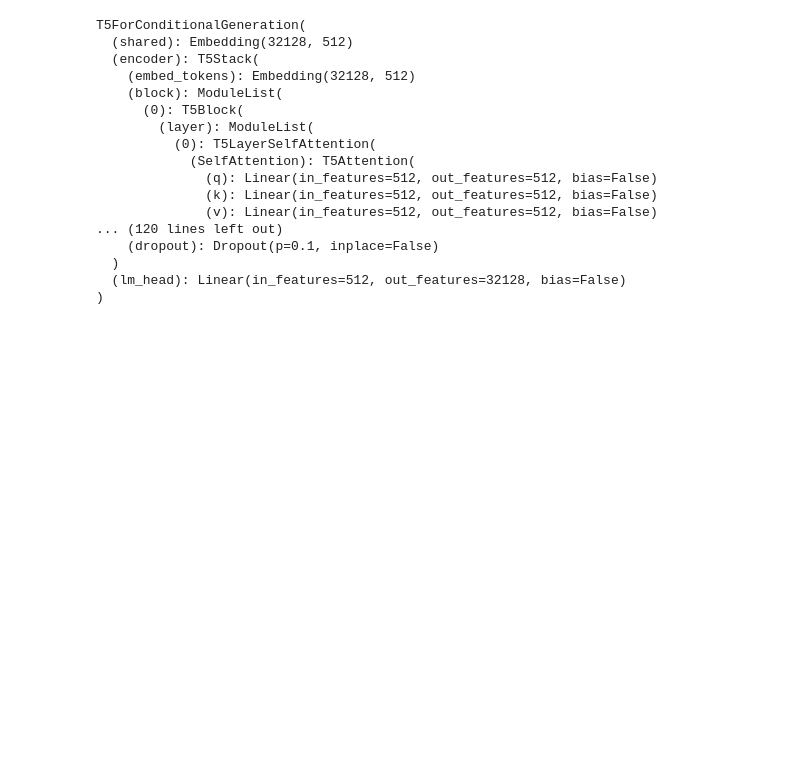
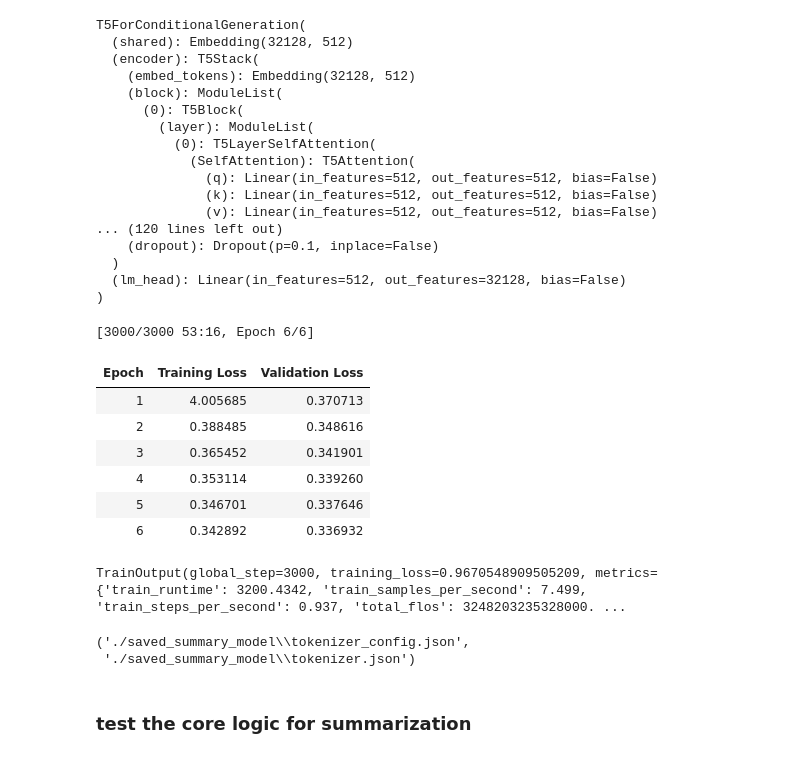
Before and after one commit to Samirhadiyal/text-summarizer, a Jupyter notebook: text_summarizer.ipynb, the cells around one changed output. Saved outputs shown, nothing was run; the diff lists cells and outputs as text; code cells hidden in the pictures; blank space fills up the shorter version.

```diff
--- a/text_summarizer.ipynb
+++ b/text_summarizer.ipynb
@@ -208,3 +208,24 @@ training_args = TrainingArguments(
     warmup_steps=500
     # 0 => lr default
 )
+# %%
+trainer = Trainer(
+    model=model,
+    args=training_args,
+    train_dataset=train_dataset,
+    eval_dataset=val_dataset
+)
+# %%
+# train the model
+
+trainer.train()
+# %% [output]
+[3000/3000 53:16, Epoch 6/6]
+| Epoch | Training Loss | Validation Loss |
+| 1 | 4.005685 | 0.370713 |
+| 2 | 0.388485 | 0.348616 |
+| 3 | 0.365452 | 0.341901 |
+| 4 | 0.353114 | 0.339260 |
+| 5 | 0.346701 | 0.337646 |
+| 6 | 0.342892 | 0.336932 |
+TrainOutput(global_step=3000, training_loss=0.9670548909505209, metrics={'train_runtime': 3200.4342, 'train_samples_per_second': 7.499, 'train_steps_per_second': 0.937, 'total_flos': 3248203235328000. ...
@@ -210,0 +234,6 @@ training_args = TrainingArguments(
+# %%
+model.save_pretrained("./saved_summary_model")
+tokenizer.save_pretrained("./saved_summary_model")
+# %% [output]
+('./saved_summary_model\\tokenizer_config.json',
+ './saved_summary_model\\tokenizer.json')
@@ -210,0 +243,2 @@ training_args = TrainingArguments(
+# %% [markdown]
+### test the core logic for summarization
```
Also changed, not shown: parts of 4 cells of this notebook, 3 other files.
